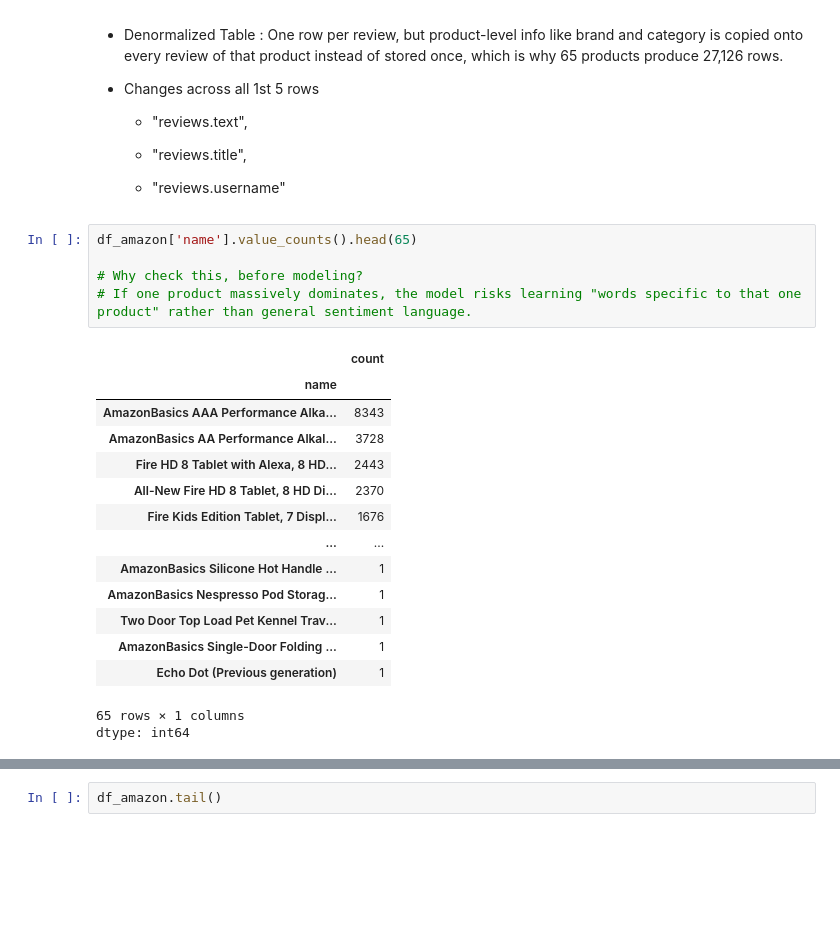
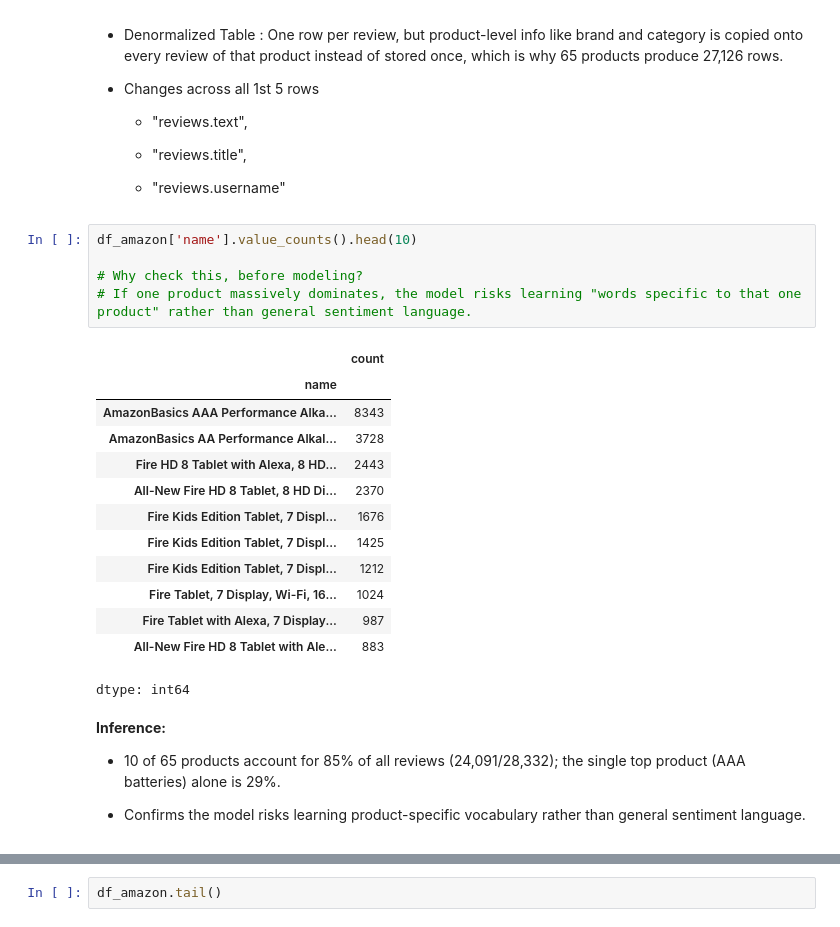
Before and after one commit to SruthiGS-Gito/Amazon-Customer-Review, a Jupyter notebook: Amazon_Consumer_Reviews.ipynb, the cells around one changed output, grey strips where cells are left out. Cells and saved outputs as stored; diff of their text form; blank space fills up the shorter version.

```diff
--- a/Amazon_Consumer_Reviews.ipynb
+++ b/Amazon_Consumer_Reviews.ipynb
@@ -65,23 +79,27 @@ Inference :
 
     * "reviews.username"
 # %%
-df_amazon['name'].value_counts().head(65)
+df_amazon['name'].value_counts().head(10)
 
 # Why check this, before modeling?
 # If one product massively dominates, the model risks learning "words specific to that one product" rather than general sentiment language.
 # %% [output]
 |  | count |
 | name |  |
 | AmazonBasics AAA Performance Alka... | 8343 |
 | AmazonBasics AA Performance Alkal... | 3728 |
 | Fire HD 8 Tablet with Alexa, 8 HD... | 2443 |
 | All-New Fire HD 8 Tablet, 8 HD Di... | 2370 |
 | Fire Kids Edition Tablet, 7 Displ... | 1676 |
-| ... | ... |
-| AmazonBasics Silicone Hot Handle ... | 1 |
-| AmazonBasics Nespresso Pod Storag... | 1 |
-| Two Door Top Load Pet Kennel Trav... | 1 |
-| AmazonBasics Single-Door Folding ... | 1 |
-| Echo Dot (Previous generation) | 1 |
+| Fire Kids Edition Tablet, 7 Displ... | 1425 |
+| Fire Kids Edition Tablet, 7 Displ... | 1212 |
+| Fire Tablet, 7 Display, Wi-Fi, 16... | 1024 |
+| Fire Tablet with Alexa, 7 Display... | 987 |
+| All-New Fire HD 8 Tablet with Ale... | 883 |
-65 rows × 1 columns
 dtype: int64
+# %% [markdown]
+**Inference:**
+
+* 10 of 65 products account for 85% of all reviews (24,091/28,332); the single top product (AAA batteries) alone is 29%.
+
+* Confirms the model risks learning product-specific vocabulary rather than general sentiment language.
```
Also changed, not shown: parts of 32 cells of this notebook.
